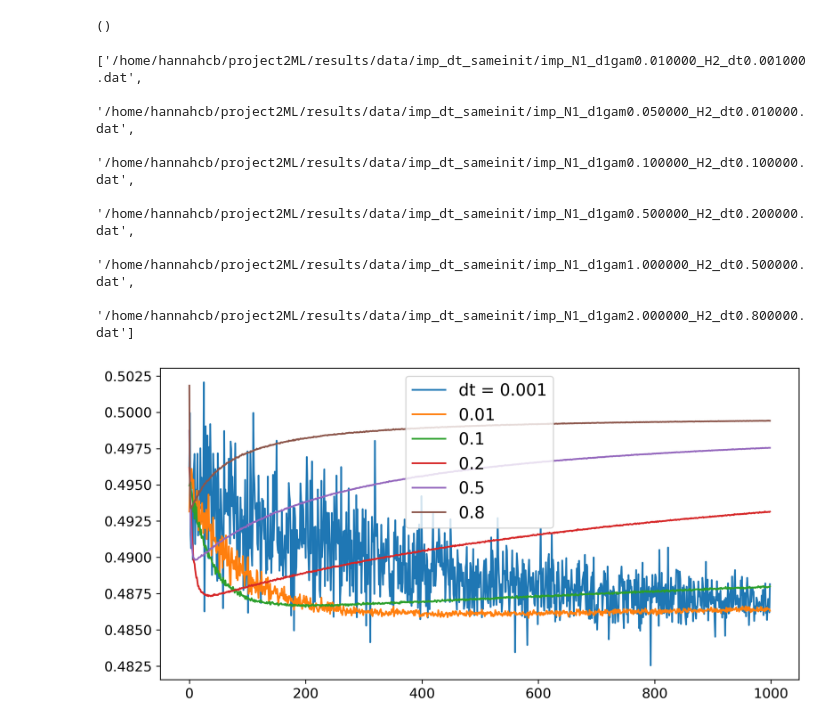
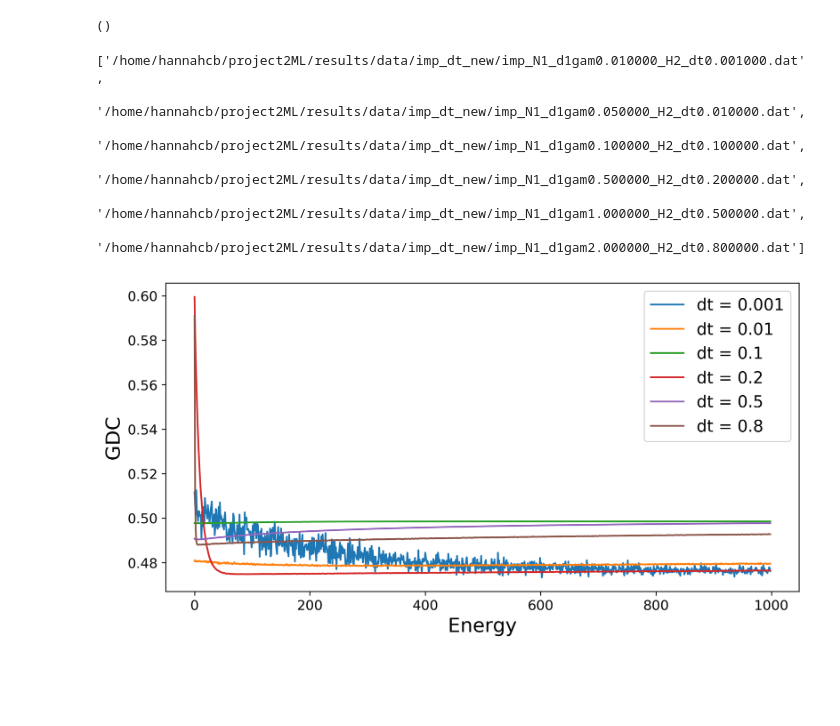
Before and after one commit to hannahberg/project2ML, a Jupyter notebook: notebooks/analysis.ipynb, the cells around one changed output. Drawn from its saved outputs; the diff is of its cells as text; code cells hidden in the pictures; blank space fills up the shorter version.

Commit message:
gradient descent plotting impsamp

```diff
--- a/notebooks/analysis.ipynb
+++ b/notebooks/analysis.ipynb
@@ -9,7 +9,7 @@ import os, sys
 import re
 plt.rcParams['figure.dpi']= 300
 # %%
-params = {'legend.fontsize': 'x-large',
+params = {'legend.fontsize': 'large',
           'figure.figsize': (10, 5),
          'axes.labelsize': 'xx-large',
          'axes.titlesize':'xx-large',
@@ -175,27 +175,27 @@ print(divide_n_conc(brute_gam_c[0]))
 ()
 # %%
 dts = name_dat_file('imp_dt_new/')
-dtsnew = name_dat_file('imp_dt_sameinit/')
+dtsnew = name_dat_file('new_imp_dt/')
 dtsnew = sort_nicely(dtsnew)
 dts = sort_nicely(dts)
-dtsnew
+dts
 # %% [output]
-['/home/hannahcb/project2ML/results/data/imp_dt_sameinit/imp_N1_d1gam0.010000_H2_dt0.001000.dat',
- '/home/hannahcb/project2ML/results/data/imp_dt_sameinit/imp_N1_d1gam0.050000_H2_dt0.010000.dat',
- '/home/hannahcb/project2ML/results/data/imp_dt_sameinit/imp_N1_d1gam0.100000_H2_dt0.100000.dat',
- '/home/hannahcb/project2ML/results/data/imp_dt_sameinit/imp_N1_d1gam0.500000_H2_dt0.200000.dat',
- '/home/hannahcb/project2ML/results/data/imp_dt_sameinit/imp_N1_d1gam1.000000_H2_dt0.500000.dat',
- '/home/hannahcb/project2ML/results/data/imp_dt_sameinit/imp_N1_d1gam2.000000_H2_dt0.800000.dat']
+['/home/hannahcb/project2ML/results/data/imp_dt_new/imp_N1_d1gam0.010000_H2_dt0.001000.dat',
+ '/home/hannahcb/project2ML/results/data/imp_dt_new/imp_N1_d1gam0.050000_H2_dt0.010000.dat',
+ '/home/hannahcb/project2ML/results/data/imp_dt_new/imp_N1_d1gam0.100000_H2_dt0.100000.dat',
+ '/home/hannahcb/project2ML/results/data/imp_dt_new/imp_N1_d1gam0.500000_H2_dt0.200000.dat',
+ '/home/hannahcb/project2ML/results/data/imp_dt_new/imp_N1_d1gam1.000000_H2_dt0.500000.dat',
+ '/home/hannahcb/project2ML/results/data/imp_dt_new/imp_N1_d1gam2.000000_H2_dt0.800000.dat']
 # %%
-for i in range(len(dtsnew)):
-    df = energy_to_df(dtsnew[i])
+for i in range(len(dts)):
+    df = energy_to_df(dts[i])
 
     plt.plot(df['energy'])
 
 
 plt.legend([r'dt = 0.001','dt = 0.01','dt = 0.1','dt = 0.2','dt = 0.5','dt = 0.8'])
 plt.xlabel('Energy')
 plt.ylabel('GDC')
 plt.show()
 # %% [output]
-[figure, old version]
+[figure, new version]
```
Also changed, not shown: parts of 10 cells of this notebook.
